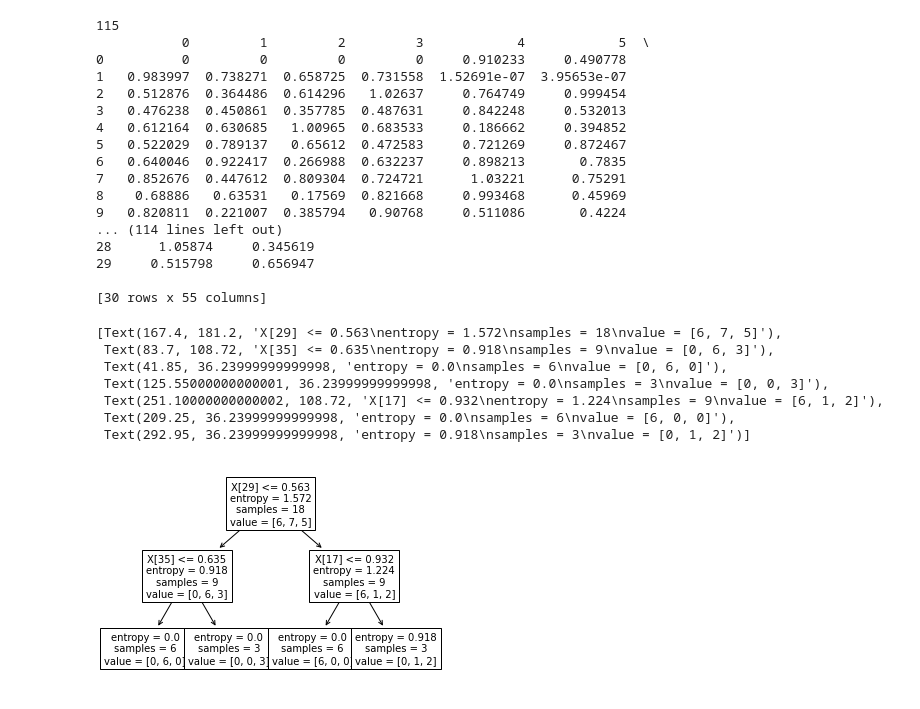
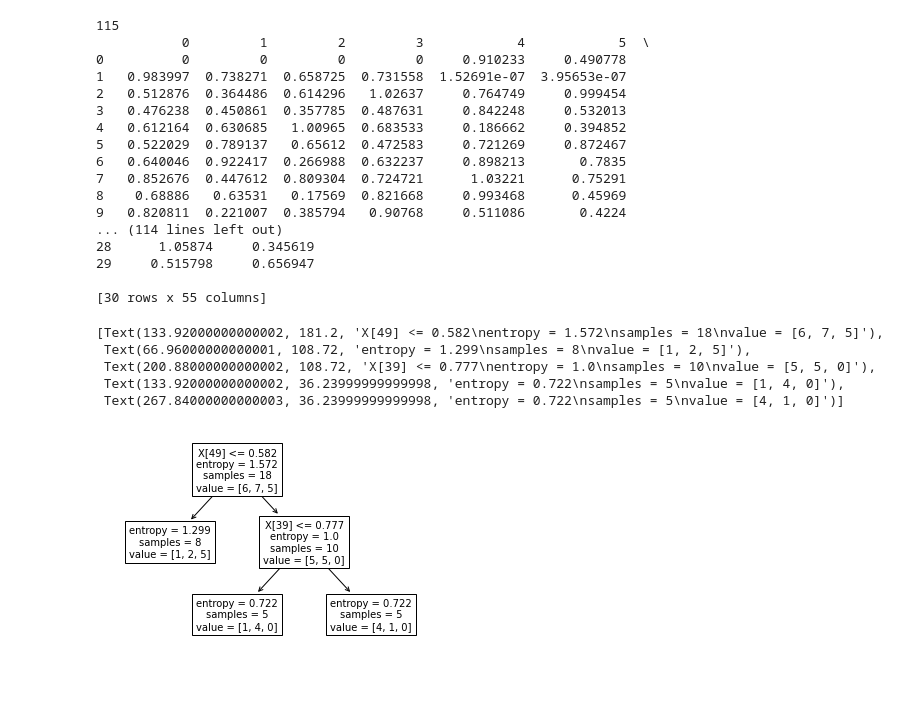
Before and after one commit to matteo-Donofrio-unipi/D-Onofrio-thesis, a Jupyter notebook: DecisionTree based on MP with Sklearn Tree.ipynb, the cells around one changed output. Saved outputs shown, nothing was run; the diff lists cells and outputs as text; code cells hidden in the pictures.

```diff
--- a/DecisionTree based on MP with Sklearn Tree.ipynb
+++ b/DecisionTree based on MP with Sklearn Tree.ipynb
@@ -20,7 +20,7 @@ from sklearn.metrics import confusion_matrix
 from sklearn.metrics import accuracy_score, f1_score, classification_report
 from sklearn.metrics import roc_curve, auc, roc_auc_score
 # %%
-def retrieve_all(Ts): #fornita la Ts calcola e restituisce mp, motifs, motifs_distances e discords
+def retrieve_all(Ts,window_size): #fornita la Ts calcola e restituisce mp, motifs, motifs_distances e discords
     Ts=Ts[0:127] #rimuovo l'attributo "classe"
 
     dfMP = pd.DataFrame(Ts).astype(float) # genero Dframe per lavorarci su, DA CAPIRE PERCHE SERVE FLOAT
@@ -61,13 +102,6 @@ def candidateFilter(CandidateList):
 #carico dataset in dataFrame
 dataset = arff.loadarff('CBF/CBF_TRAIN.arff')
 df = pd.DataFrame(dataset[0]) #30 record su matrice da 128 attributi + 'b': classe appartenenza
-#trasformo da stringa a numero il campo target
-le = LabelEncoder()
-num_classes = le.fit_transform(df['target'])
-df['target']=num_classes
-df['TsIndex']=np.arange(len(df))
-
-print(df)
-Ts = np.array(df.iloc[0][0:-2].values)
-print(Ts)
+window_size=5
+mp,CandidatesList,numberOfMotif,numberOfDiscord,num_classes=getDataStructures(df,window_size)
 # %% [output]
@@ -91,20 +124,0 @@ print(Ts)
-# %%
-window_size=5
-#diz={'Motif':[],'Motif-Dist':[],'Discord':[]}
-diz={'Motif':[],'Discord':[]}
-
-#CALCOLO MOTIF E DISCORD E LI INSERISCO NEL DIZIONARIO
-for i in range(30):
-    Ts = np.array(df.iloc[i][0:-2].values)
-    mp,mot,motif_dist,dis = retrieve_all(Ts)
-    diz['Motif'].insert(i, mot)
-    diz['Discord'].insert(i, dis)
-
-#GENERO DFRAME DA DIZIONARIO
-
-CandidateList = pd.DataFrame(diz)
-CandidateList=candidateFilter(CandidateList)
-
-print('Candidati estratti')
-#print(MotifsList['Motif'])
-print(CandidateList)
@@ -182,7 +178,8 @@ numAttributes=len(dfForDTree.columns.values)
 numAttributes-=1
 y = dfForDTree['class']
 y=y.astype('int')
-dfForDTree=dfForDTree.iloc[:,np.r_[:55]]
+
+dfForDTree=dfForDTree.iloc[:,np.r_[:numberOfMotif]]
 print(dfForDTree)
 attributes = [col for col in dfForDTree.columns if col != 'TsIndex']
 X = dfForDTree[attributes].values
@@ -195,42 +192,40 @@ X = dfForDTree[attributes].values
 
 X_train, X_test, y_train, y_test = train_test_split(X, y,
                                                     test_size=0.4, #rapporto pattern test/training
                                                     #fissa quali pattern sono scelti per training e test
                                                     stratify=y)
 
 
 
 clf = DecisionTreeClassifier(criterion='entropy', max_depth=3,
-                             min_samples_split=4, min_samples_leaf=3) #fissando random state ho sempre lo stesso valore e non ho ranodmicità nello split
+                             min_samples_split=4, min_samples_leaf=5) #fissando random state ho sempre lo stesso valore e non ho ranodmicità nello split
 clf.fit(X_train, y_train) #genera DTree allenato su tr set
 
 tree.plot_tree(clf,fontsize=10)
 # %% [output]
 115
            0         1         2         3            4            5  \
 0          0         0         0         0     0.910233     0.490778
 1   0.983997  0.738271  0.658725  0.731558  1.52691e-07  3.95653e-07
 2   0.512876  0.364486  0.614296   1.02637     0.764749     0.999454
 3   0.476238  0.450861  0.357785  0.487631     0.842248     0.532013
 4   0.612164  0.630685   1.00965  0.683533     0.186662     0.394852
 5   0.522029  0.789137   0.65612  0.472583     0.721269     0.872467
 6   0.640046  0.922417  0.266988  0.632237     0.898213       0.7835
 7   0.852676  0.447612  0.809304  0.724721      1.03221      0.75291
 8    0.68886   0.63531   0.17569  0.821668     0.993468      0.45969
 9   0.820811  0.221007  0.385794   0.90768     0.511086       0.4224
 ... (114 lines left out)
 28      1.05874     0.345619
 29     0.515798     0.656947
 
 [30 rows x 55 columns]
-[Text(167.4, 181.2, 'X[29] <= 0.563\nentropy = 1.572\nsamples = 18\nvalue = [6, 7, 5]'),
- Text(83.7, 108.72, 'X[35] <= 0.635\nentropy = 0.918\nsamples = 9\nvalue = [0, 6, 3]'),
- Text(41.85, 36.23999999999998, 'entropy = 0.0\nsamples = 6\nvalue = [0, 6, 0]'),
- Text(125.55000000000001, 36.23999999999998, 'entropy = 0.0\nsamples = 3\nvalue = [0, 0, 3]'),
- Text(251.10000000000002, 108.72, 'X[17] <= 0.932\nentropy = 1.224\nsamples = 9\nvalue = [6, 1, 2]'),
- Text(209.25, 36.23999999999998, 'entropy = 0.0\nsamples = 6\nvalue = [6, 0, 0]'),
- Text(292.95, 36.23999999999998, 'entropy = 0.918\nsamples = 3\nvalue = [0, 1, 2]')]
+[Text(133.92000000000002, 181.2, 'X[49] <= 0.582\nentropy = 1.572\nsamples = 18\nvalue = [6, 7, 5]'),
+ Text(66.96000000000001, 108.72, 'entropy = 1.299\nsamples = 8\nvalue = [1, 2, 5]'),
+ Text(200.88000000000002, 108.72, 'X[39] <= 0.777\nentropy = 1.0\nsamples = 10\nvalue = [5, 5, 0]'),
+ Text(133.92000000000002, 36.23999999999998, 'entropy = 0.722\nsamples = 5\nvalue = [1, 4, 0]'),
+ Text(267.84000000000003, 36.23999999999998, 'entropy = 0.722\nsamples = 5\nvalue = [4, 1, 0]')]
-[figure, old version]
+[figure, new version]
 # %%
 y_predTest = clf.predict(X_test)
 print(len(y_predTest))
```
Also changed, not shown: parts of 5 cells of this notebook, 1 other file.
